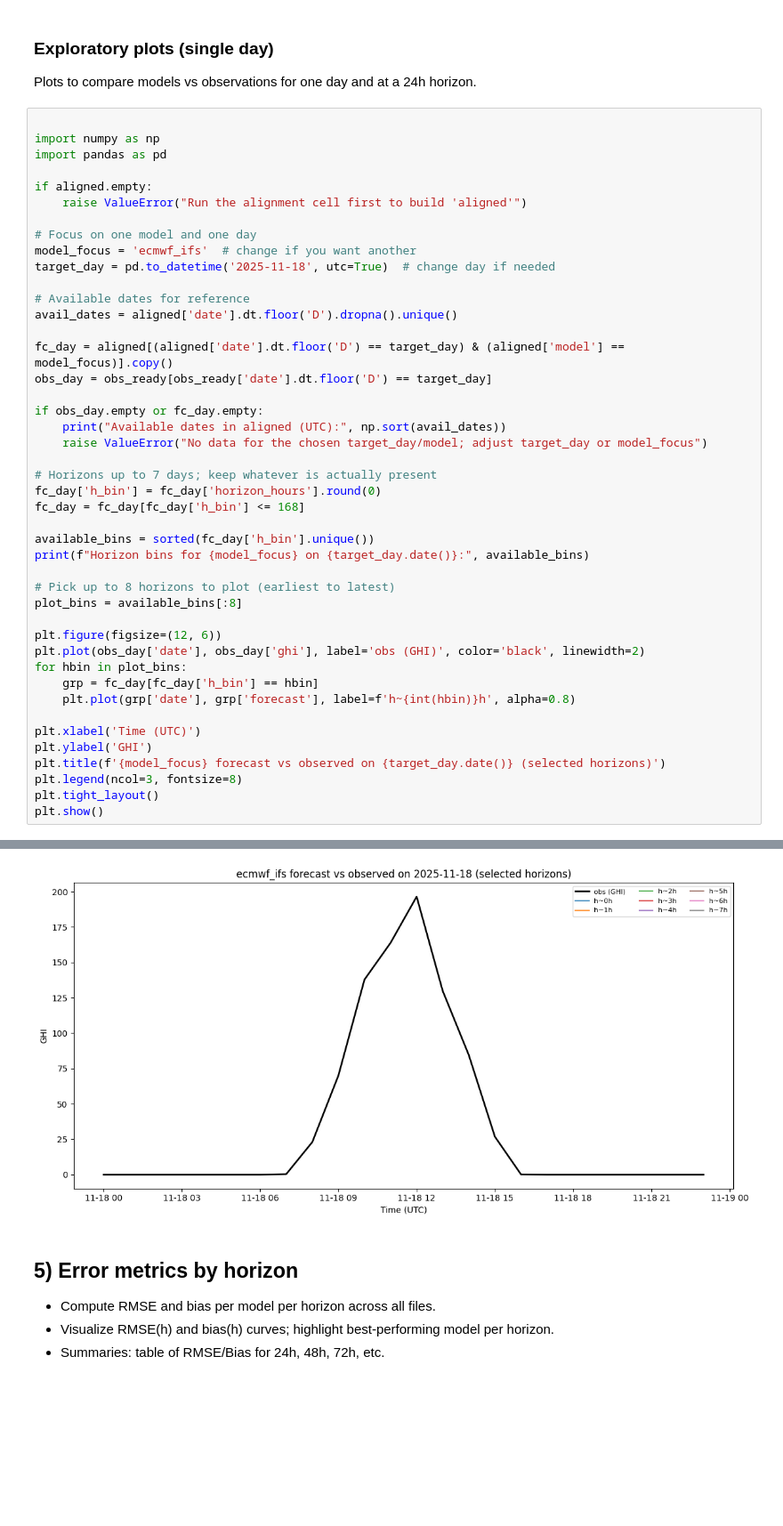
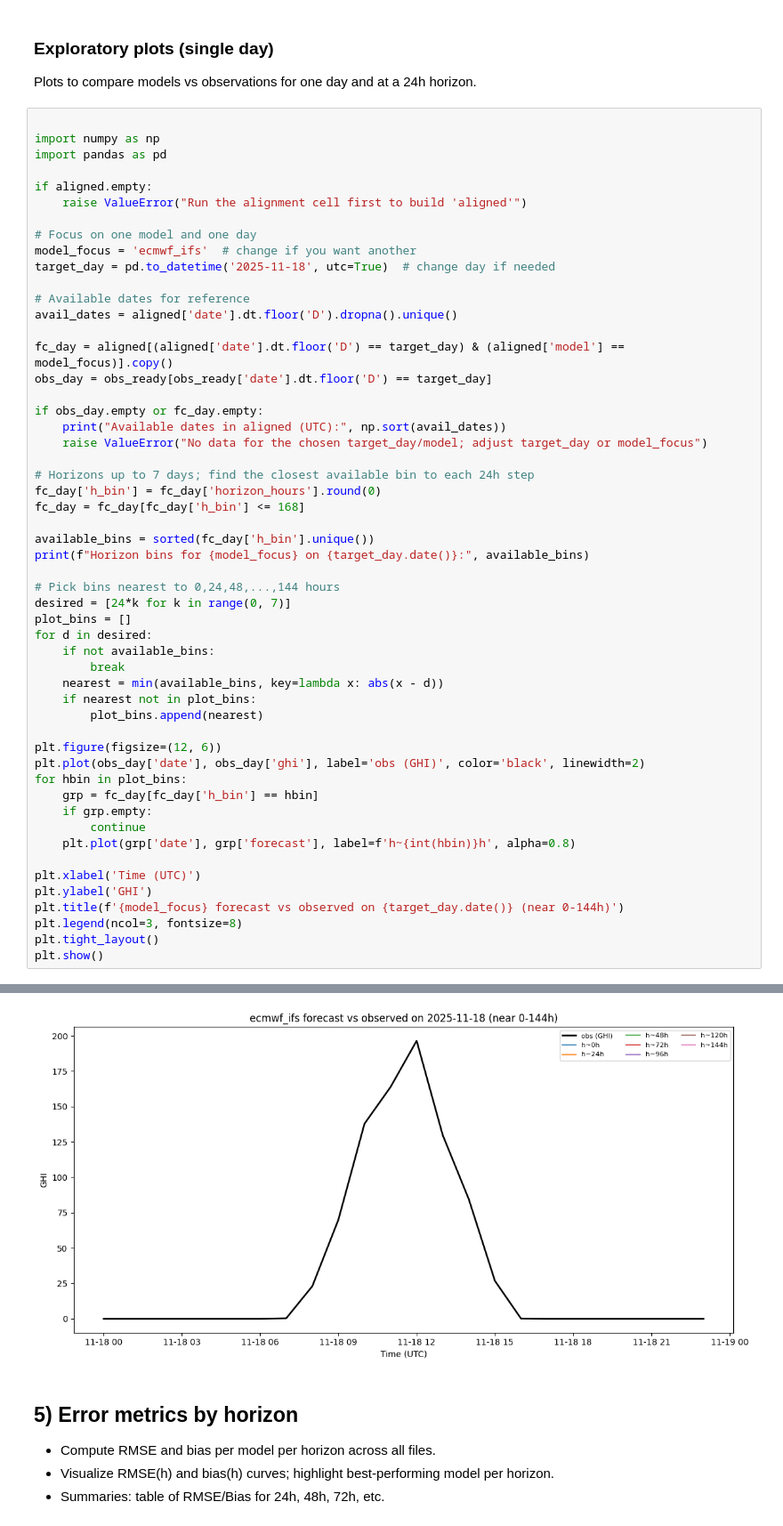
Before and after one commit to Louis2308/Solar-poster, a Jupyter notebook: Forcast_Comparison.ipynb, the cells around one changed output, grey strips where cells are left out. Shown at 89% size. Cells and saved outputs as stored; diff of their text form; blank space fills up the shorter version.

```diff
--- a/Forcast_Comparison.ipynb
+++ b/Forcast_Comparison.ipynb
@@ -218,38 +218,47 @@ target_day = pd.to_datetime('2025-11-18', utc=True)  # change day if needed
 # Available dates for reference
 avail_dates = aligned['date'].dt.floor('D').dropna().unique()
 
 fc_day = aligned[(aligned['date'].dt.floor('D') == target_day) & (aligned['model'] == model_focus)].copy()
 obs_day = obs_ready[obs_ready['date'].dt.floor('D') == target_day]
 
 if obs_day.empty or fc_day.empty:
     print("Available dates in aligned (UTC):", np.sort(avail_dates))
     raise ValueError("No data for the chosen target_day/model; adjust target_day or model_focus")
 
-# Horizons up to 7 days; keep whatever is actually present
+# Horizons up to 7 days; find the closest available bin to each 24h step
 fc_day['h_bin'] = fc_day['horizon_hours'].round(0)
 fc_day = fc_day[fc_day['h_bin'] <= 168]
 
 available_bins = sorted(fc_day['h_bin'].unique())
 print(f"Horizon bins for {model_focus} on {target_day.date()}:", available_bins)
 
-# Pick up to 8 horizons to plot (earliest to latest)
-plot_bins = available_bins[:8]
+# Pick bins nearest to 0,24,48,...,144 hours
+desired = [24*k for k in range(0, 7)]
+plot_bins = []
+for d in desired:
+    if not available_bins:
+        break
+    nearest = min(available_bins, key=lambda x: abs(x - d))
+    if nearest not in plot_bins:
+        plot_bins.append(nearest)
 
 plt.figure(figsize=(12, 6))
 plt.plot(obs_day['date'], obs_day['ghi'], label='obs (GHI)', color='black', linewidth=2)
 for hbin in plot_bins:
     grp = fc_day[fc_day['h_bin'] == hbin]
+    if grp.empty:
+        continue
     plt.plot(grp['date'], grp['forecast'], label=f'h~{int(hbin)}h', alpha=0.8)
 
 plt.xlabel('Time (UTC)')
 plt.ylabel('GHI')
-plt.title(f'{model_focus} forecast vs observed on {target_day.date()} (selected horizons)')
+plt.title(f'{model_focus} forecast vs observed on {target_day.date()} (near 0-144h)')
 plt.legend(ncol=3, fontsize=8)
 plt.tight_layout()
 plt.show()
 # %% [output]
 Horizon bins for ecmwf_ifs on 2025-11-18: [0.0, 1.0, 2.0, 3.0, 4.0, 5.0, 6.0, 7.0, 8.0, 9.0, 10.0, 11.0, 12.0, 13.0, 14.0, 15.0, 16.0, 17.0, 18.0, 19.0, 20.0, 21.0, 22.0, 23.0, 24.0, 25.0, 26.0, 27.0, ...
-[figure, old version]
+[figure, new version]
 # %% [markdown]
 
 ## 5) Error metrics by horizon
```
